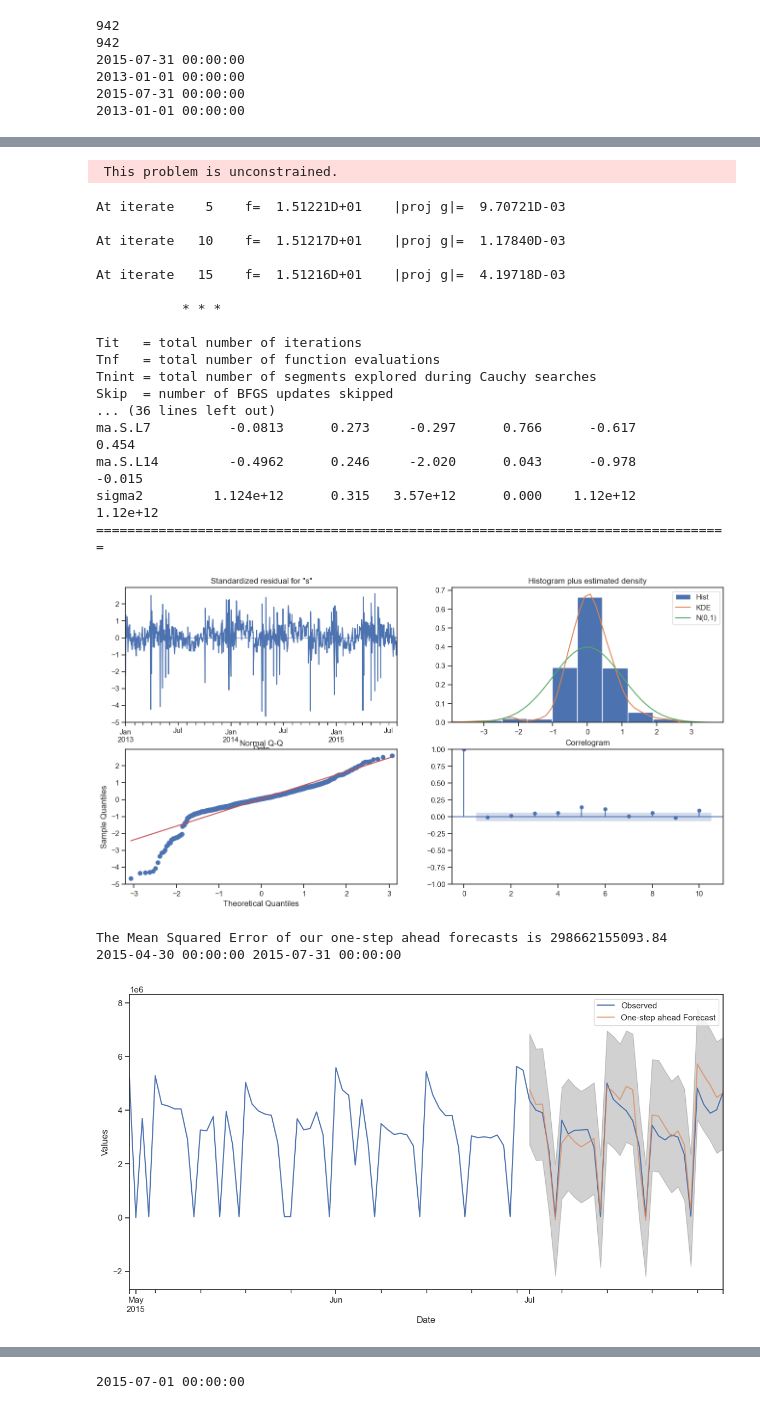
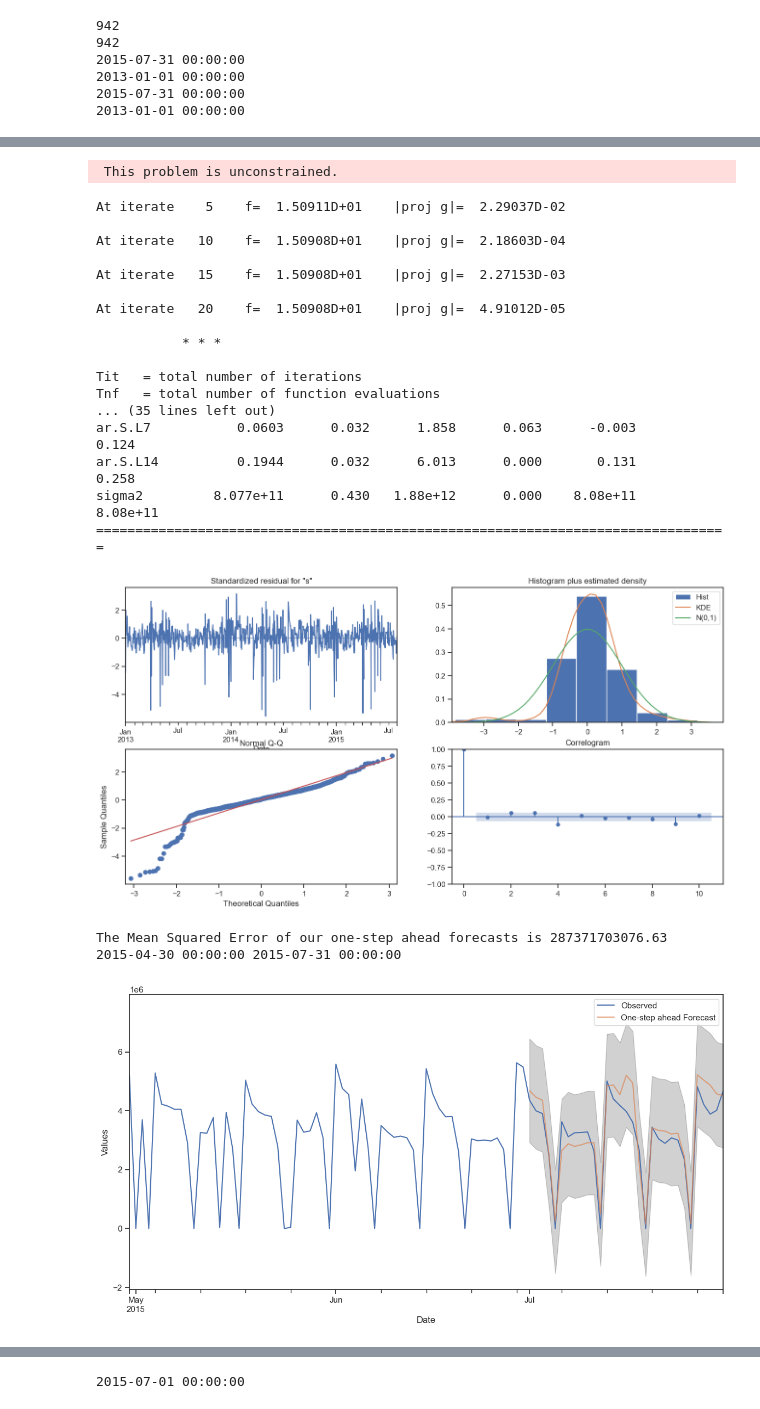
Before and after one commit to DharmickM/RossmanSalesAnalysis, a Jupyter notebook: RevisedIncrementalityModel-SARIMAX.ipynb, the cells around one changed output, grey strips where cells are left out. Saved outputs shown, nothing was run; the diff lists cells and outputs as text; code cells hidden in the pictures.

```diff
--- a/RevisedIncrementalityModel-SARIMAX.ipynb
+++ b/RevisedIncrementalityModel-SARIMAX.ipynb
@@ -791,7 +791,7 @@ Looking at the result of the category plot above, wo types of seasonality in the
 # data = df.rename(columns={'ty_date': 'date'})
 data=df_agg
 print(data)
-
+print(data)
 # data['date'] = pd.to_datetime(data['date'], format='%d/%m/%Y')
 # #data['date2'] = pd.to_datetime(data['date'])
 # #data.to_csv('testing.csv',mode='w+')
@@ -814,6 +814,8 @@ print( max(data.index))
 # def millions_formatter(x, pos):
 #     return f'{x / 1e6:.1f}M'
 
+# data['sales'] = data['sales'].where(data.index.dayofweek != 6, 0)
+data.loc[data.index.dayofweek == 6, 'sales'] = 0
 y=data['sales']
 x = date2num(data.index.to_pydatetime())
 x = x.reshape(-1, 1)  # Reshape for sklearn which expects 2D array for features
@@ -828,7 +830,7 @@ fig, ax = plt.subplots(figsize=(20,6))
 ax.plot(data.index,y,marker='.', linestyle='-', linewidth=1, label='Weekly')
 ax.plot(data.index,y_pred, linestyle='-', linewidth=3, label='Weekly')
 ax.yaxis.set_major_formatter(FuncFormatter(millions))
-plt.title('Mecca Brands Weekly Sales',fontsize=16)
+plt.title('Rossman Daily Sales',fontsize=16)
 plt.ylabel('Weekly Sales ($)',fontsize=12)
 plt.xlabel('Date',fontsize=12)
 plt.show()
@@ -983,8 +985,11 @@ Date
 # %%
 y = data['sales']
+y.loc[y.index.dayofweek == 6] = 0
+print(y)
+y.to_clipboard()
 fig, ax = plt.subplots(figsize=(20, 6))
 ax.plot(y,marker='.', linestyle='-', linewidth=0.5, label='Weekly')
 ax.plot(y.resample('M').mean(),marker='o', markersize=8, linestyle='-', label='Monthly Mean Resample')
-ax.set_ylabel('Orders')
+ax.set_ylabel('Sales')
 ax.legend()
 # %% [output]
@@ -1465,7 +1496,7 @@ def sarima_eva_autoarima(y, exog, seasonal_period, pred_date, y_to_test, exog_to
                        trace=True,
                        error_action='ignore',
                        suppress_warnings=True,
-                       stepwise=True)
+                       stepwise=False)
 
     print(f"Best SARIMA Model: {model.order}x{model.seasonal_order}")
 
@@ -1508,13 +1539,19 @@ def sarima_eva_autoarima(y, exog, seasonal_period, pred_date, y_to_test, exog_to
     # Additional Metrics
     rmse = mean_squared_error(y_to_test, y_forecasted, squared=False)
     mae = mean_absolute_error(y_to_test, y_forecasted)
-    mape = np.mean(np.abs((y_to_test - y_forecasted) / y_to_test)) * 100
+    non_zero_indices = y_to_test != 0  # Create a boolean mask for non-zero values
+    mape = np.mean(np.abs((y_to_test[non_zero_indices] - y_forecasted[non_zero_indices]) / y_to_test[non_zero_indices])) * 100
+    #mape = np.mean(np.abs((y_to_test - y_forecasted) / y_to_test)) * 100
+    #mape = np.mean(np.abs((y_to_test - y_forecasted) / y_to_test)) * 100 if np.all(y_to_test != 0) else float('inf')
     r2 = r2_score(y_to_test, y_forecasted)
-
+    #rmspe = rmspe(y_to_test, y_forecasted)
+    percentage_errors = (y_to_test[non_zero_indices]- y_forecasted[non_zero_indices]) / y_to_test[non_zero_indices]
+    np.sqrt(np.mean(np.square(percentage_errors)))
     print(f"RMSE: {rmse:.2f}")
     print(f"MAE: {mae:.2f}")
     print(f"MAPE: {mape:.2f}%")
     print(f"R²: {r2:.2f}")
+    print(f"RMSPE:{np.sqrt(np.mean(np.square(percentage_errors)))*100:.2f}%")
 
     # Store results in DataFrame
     df_forecasts = pd.DataFrame({
@@ -1541,6 +1578,6 @@ def sarima_eva_autoarima(y, exog, seasonal_period, pred_date, y_to_test, exog_to
 # Example Usage
 # y, exog, y_to_test, exog_to_test should be defined as your data
 # Replace the following with your data and parameters
-sarima_eva_autoarima(y, exog, 7, '2015-07-01', y_to_val,exog_to_val)
+model=sarima_eva_autoarima(y, exog, 7, '2015-07-01', y_to_val,exog_to_val)
 # %% [output]
 Running auto_arima to find the best SARIMA parameters...
@@ -1563,22 +1600,22 @@ At iterate    0    f=  1.51275D+01    |proj g|=  4.93745D-02
  This problem is unconstrained.
-At iterate    5    f=  1.51221D+01    |proj g|=  9.70721D-03
+At iterate    5    f=  1.50911D+01    |proj g|=  2.29037D-02
 
-At iterate   10    f=  1.51217D+01    |proj g|=  1.17840D-03
+At iterate   10    f=  1.50908D+01    |proj g|=  2.18603D-04
 
-At iterate   15    f=  1.51216D+01    |proj g|=  4.19718D-03
+At iterate   15    f=  1.50908D+01    |proj g|=  2.27153D-03
+
+At iterate   20    f=  1.50908D+01    |proj g|=  4.91012D-05
 
            * * *
 
 Tit   = total number of iterations
 Tnf   = total number of function evaluations
-Tnint = total number of segments explored during Cauchy searches
-Skip  = number of BFGS updates skipped
-... (36 lines left out)
-ma.S.L7          -0.0813      0.273     -0.297      0.766      -0.617       0.454
-ma.S.L14         -0.4962      0.246     -2.020      0.043      -0.978      -0.015
-sigma2         1.124e+12      0.315   3.57e+12      0.000    1.12e+12    1.12e+12
+... (35 lines left out)
+ar.S.L7           0.0603      0.032      1.858      0.063      -0.003       0.124
+ar.S.L14          0.1944      0.032      6.013      0.000       0.131       0.258
+sigma2         8.077e+11      0.430   1.88e+12      0.000    8.08e+11    8.08e+11
 =================================================================================
-[figure, old version]
+[figure, new version]
-The Mean Squared Error of our one-step ahead forecasts is 298662155093.84
+The Mean Squared Error of our one-step ahead forecasts is 287371703076.63
 2015-04-30 00:00:00 2015-07-31 00:00:00
-[figure, old version]
+[figure, new version]
```
Also changed, not shown: parts of 14 cells of this notebook.
